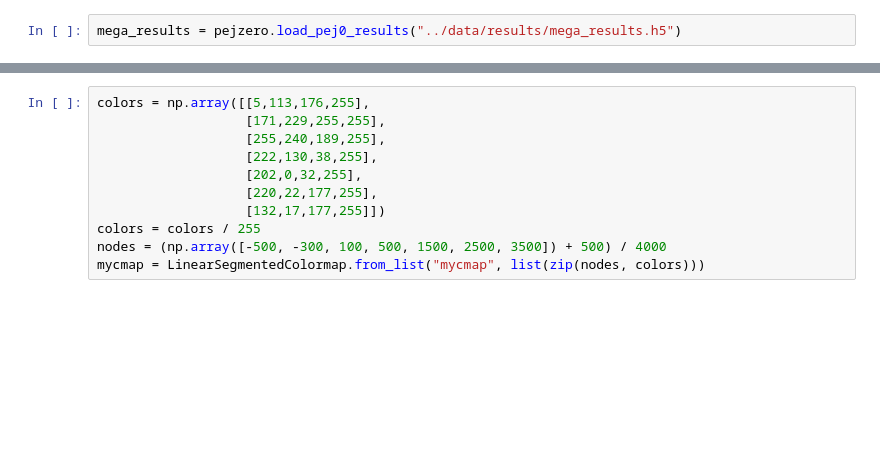
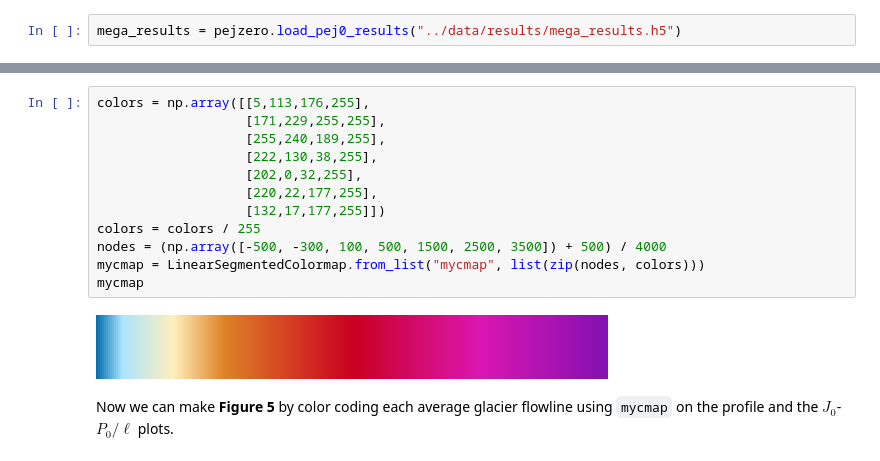
Before and after one commit to whyjz/pejzero, a Jupyter notebook: workflows/Fig5.ipynb, the cells around one changed output, grey strips where cells are left out. Drawn from its saved outputs; the diff is of its cells as text; blank space fills up the shorter version.

```diff
--- a/workflows/Fig5.ipynb
+++ b/workflows/Fig5.ipynb
@@ -81,13 +107,18 @@ mega_results = pejzero.load_pej0_results("../data/results/mega_results.h5")
 # %%
 colors = np.array([[5,113,176,255],
                    [171,229,255,255],
                    [255,240,189,255],
                    [222,130,38,255],
                    [202,0,32,255],
                    [220,22,177,255],
                    [132,17,177,255]])
 colors = colors / 255
 nodes = (np.array([-500, -300, 100, 500, 1500, 2500, 3500]) + 500) / 4000
 mycmap = LinearSegmentedColormap.from_list("mycmap", list(zip(nodes, colors)))
+mycmap
+# %% [output]
+[figure, added]
+# %% [markdown]
+Now we can make **Figure 5** by color coding each average glacier flowline using `mycmap` on the profile and the $J_0$-$P_0/\ell$ plots.
 # %%
 fig, ax4 = plt.subplots(2, 1, gridspec_kw={'height_ratios': [1, 3]}, figsize=(9, 12))
```
Also changed, not shown: parts of 20 cells of this notebook, 5 other files.
